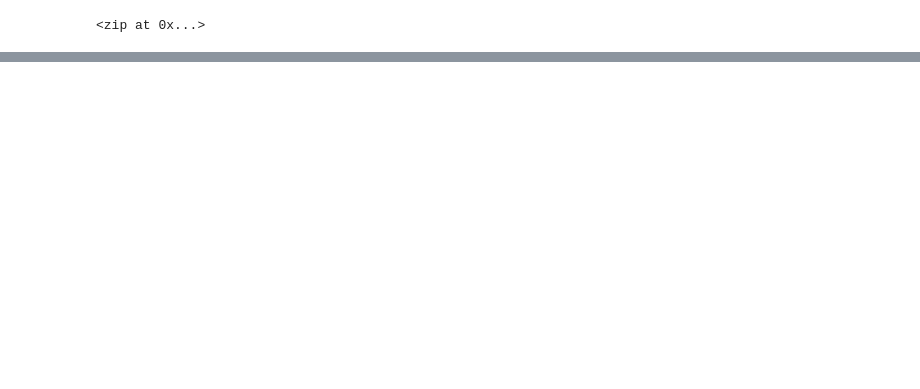
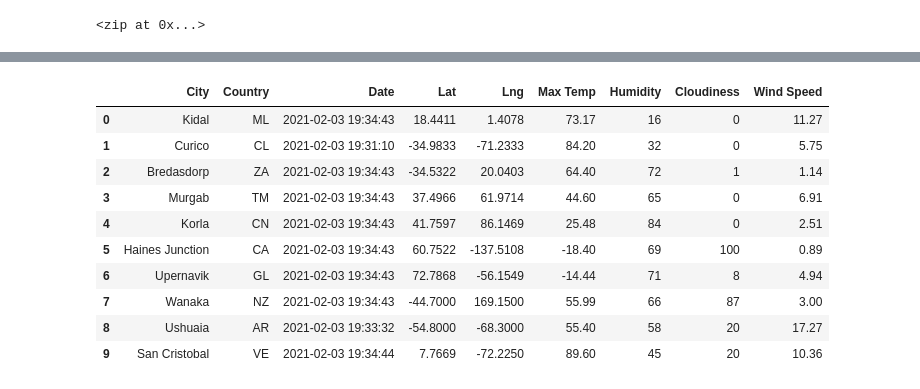
Before and after one commit to nasarar/World_Weather_Analysis, a Jupyter notebook: WeatherPy.ipynb, the cells around one changed output, grey strips where cells are left out. Saved outputs shown, nothing was run; the diff lists cells and outputs as text; code cells hidden in the pictures; blank space fills up the shorter version.

Commit message:
adding weather data

```diff
--- a/WeatherPy.ipynb
+++ b/WeatherPy.ipynb
@@ -6,0 +10,3 @@ from citipy import citipy
+# %%
+#sets the base URL to for the weather map API
+url = "http://api.openweathermap.org/data/2.5/weather?units=Imperial&APPID=" + weather_api_key
@@ -33,0 +124,21 @@ len(cities)
+# %%
+#convert the array of dictionaries to a Pandas Dataframe
+city_data_df = pd.DataFrame(city_data)
+
+#new column order
+new_column_order = ['City', 'Country', 'Date', 'Lat', 'Lng', 'Max Temp', 'Humidity', 'Cloudiness', 'Wind Speed']
+
+city_data_df = city_data_df[new_column_order]
+city_data_df.head(10)
+# %% [output]
+|  | City | Country | Date | Lat | Lng | Max Temp | Humidity | Cloudiness | Wind Speed |
+| 0 | Kidal | ML | 2021-02-03 19:34:43 | 18.4411 | 1.4078 | 73.17 | 16 | 0 | 11.27 |
+| 1 | Curico | CL | 2021-02-03 19:31:10 | -34.9833 | -71.2333 | 84.20 | 32 | 0 | 5.75 |
+| 2 | Bredasdorp | ZA | 2021-02-03 19:34:43 | -34.5322 | 20.0403 | 64.40 | 72 | 1 | 1.14 |
+| 3 | Murgab | TM | 2021-02-03 19:34:43 | 37.4966 | 61.9714 | 44.60 | 65 | 0 | 6.91 |
+| 4 | Korla | CN | 2021-02-03 19:34:43 | 41.7597 | 86.1469 | 25.48 | 84 | 0 | 2.51 |
+| 5 | Haines Junction | CA | 2021-02-03 19:34:43 | 60.7522 | -137.5108 | -18.40 | 69 | 100 | 0.89 |
+| 6 | Upernavik | GL | 2021-02-03 19:34:43 | 72.7868 | -56.1549 | -14.44 | 71 | 8 | 4.94 |
+| 7 | Wanaka | NZ | 2021-02-03 19:34:43 | -44.7000 | 169.1500 | 55.99 | 66 | 87 | 3.00 |
+| 8 | Ushuaia | AR | 2021-02-03 19:33:32 | -54.8000 | -68.3000 | 55.40 | 58 | 20 | 17.27 |
+| 9 | San Cristobal | VE | 2021-02-03 19:34:44 | 7.7669 | -72.2250 | 89.60 | 45 | 20 | 10.36 |
```
Also changed, not shown: parts of 5 cells of this notebook, 3 other files.
